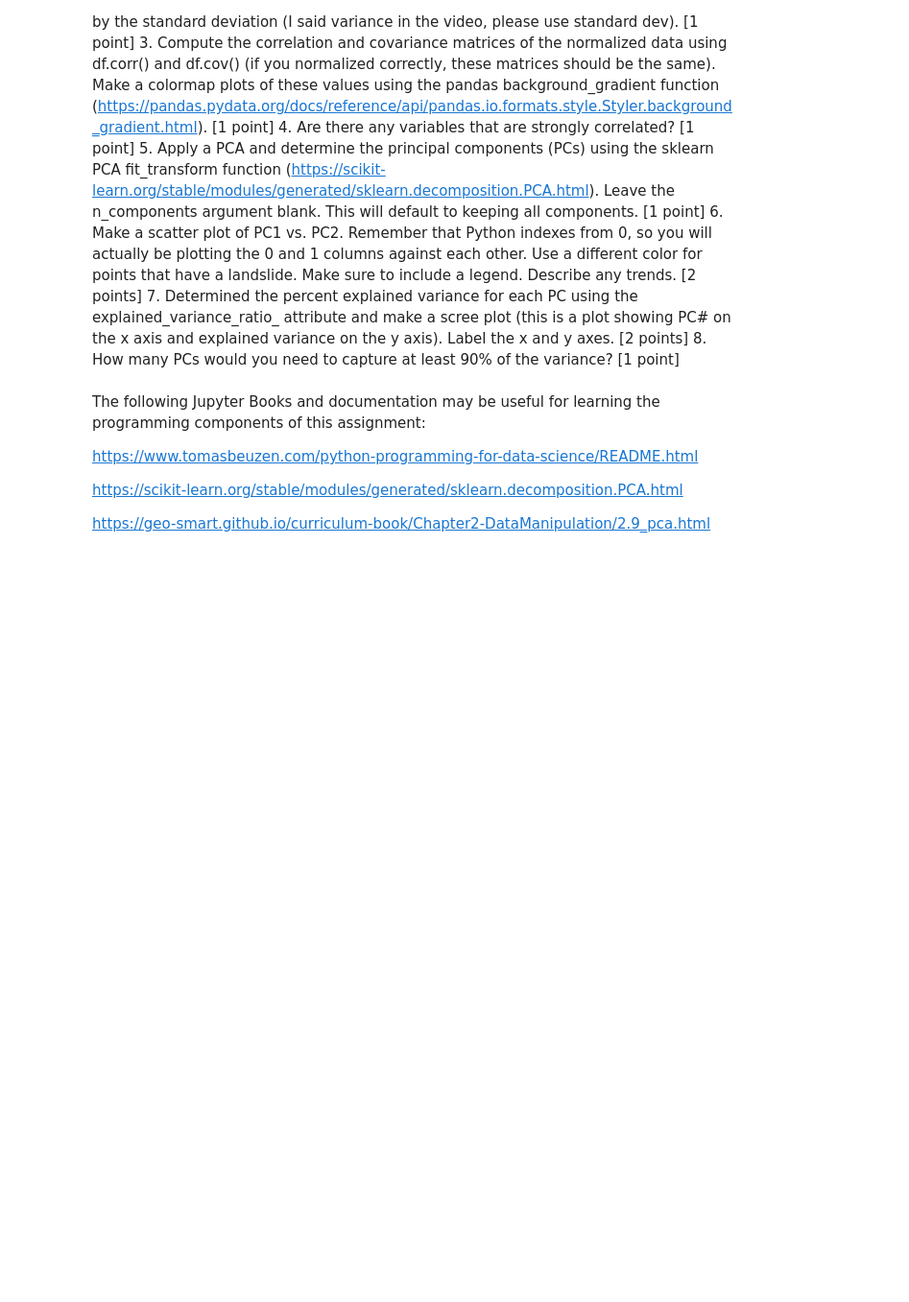
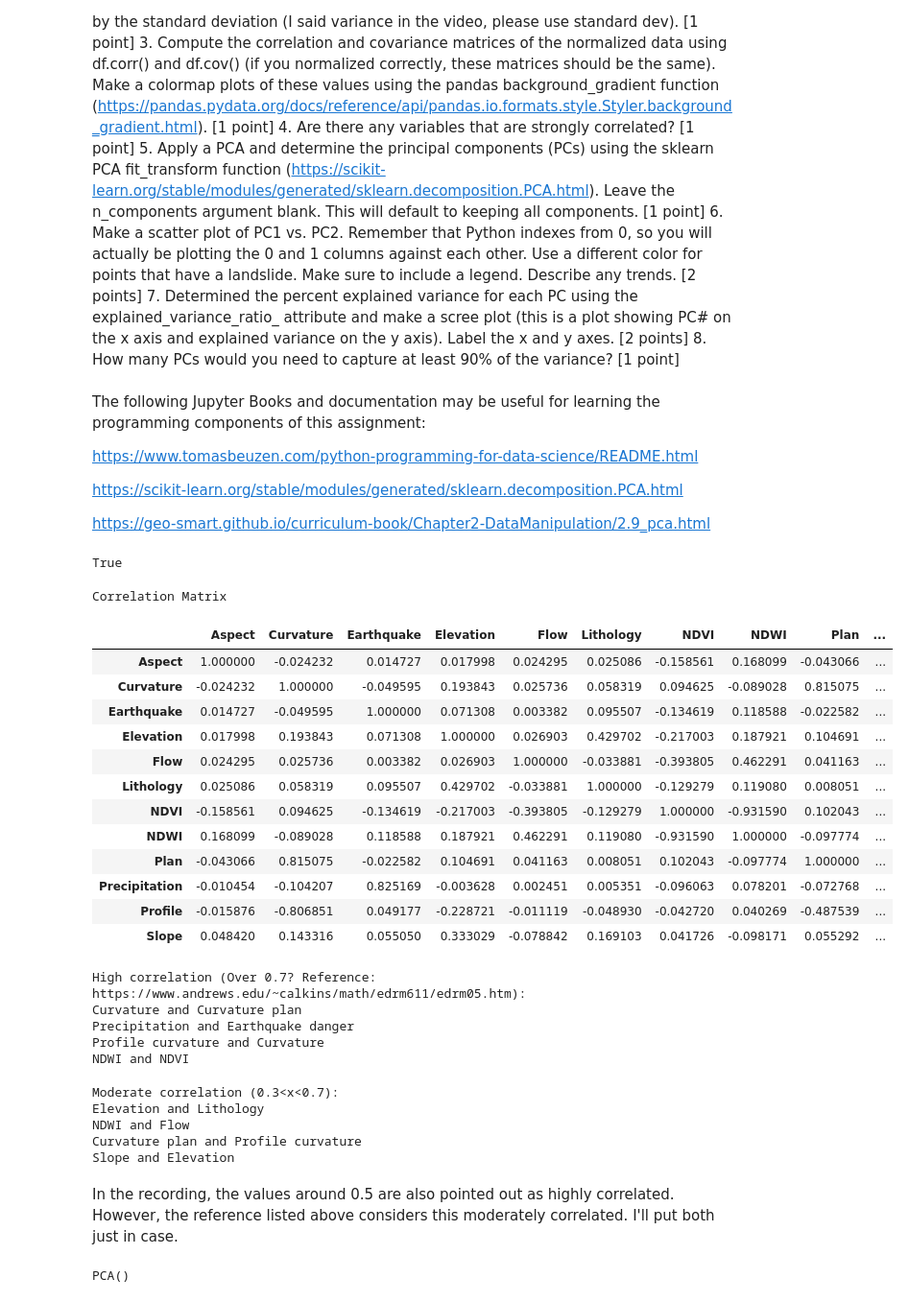
Before and after one commit to lmariemorales/GLY6932, a Jupyter notebook: LM_HW2_Landslide_PCA.ipynb, the cells around one changed output. Shown: that part at 96% size. Cells and saved outputs as stored; diff of their text form; code cells hidden in the pictures; blank space fills up the shorter version.

```diff
--- a/LM_HW2_Landslide_PCA.ipynb
+++ b/LM_HW2_Landslide_PCA.ipynb
@@ -38,0 +54,46 @@ from sklearn.decomposition import PCA
+# %%
+df_corr = normalized_df.corr()
+df_cov = normalized_df.cov()
+np.allclose(df_corr,df_cov)
+# %% [output]
+True
+# %%
+df_corr.style.background_gradient(cmap='PiYG',vmin=-1,vmax=1).set_caption('Correlation Matrix')
+# %% [output]
+Correlation Matrix
+|  | Aspect | Curvature | Earthquake | Elevation | Flow | Lithology | NDVI | NDWI | Plan | ... |
+| Aspect | 1.000000 | -0.024232 | 0.014727 | 0.017998 | 0.024295 | 0.025086 | -0.158561 | 0.168099 | -0.043066 | ... |
+| Curvature | -0.024232 | 1.000000 | -0.049595 | 0.193843 | 0.025736 | 0.058319 | 0.094625 | -0.089028 | 0.815075 | ... |
+| Earthquake | 0.014727 | -0.049595 | 1.000000 | 0.071308 | 0.003382 | 0.095507 | -0.134619 | 0.118588 | -0.022582 | ... |
+| Elevation | 0.017998 | 0.193843 | 0.071308 | 1.000000 | 0.026903 | 0.429702 | -0.217003 | 0.187921 | 0.104691 | ... |
+| Flow | 0.024295 | 0.025736 | 0.003382 | 0.026903 | 1.000000 | -0.033881 | -0.393805 | 0.462291 | 0.041163 | ... |
+| Lithology | 0.025086 | 0.058319 | 0.095507 | 0.429702 | -0.033881 | 1.000000 | -0.129279 | 0.119080 | 0.008051 | ... |
+| NDVI | -0.158561 | 0.094625 | -0.134619 | -0.217003 | -0.393805 | -0.129279 | 1.000000 | -0.931590 | 0.102043 | ... |
+| NDWI | 0.168099 | -0.089028 | 0.118588 | 0.187921 | 0.462291 | 0.119080 | -0.931590 | 1.000000 | -0.097774 | ... |
+| Plan | -0.043066 | 0.815075 | -0.022582 | 0.104691 | 0.041163 | 0.008051 | 0.102043 | -0.097774 | 1.000000 | ... |
+| Precipitation | -0.010454 | -0.104207 | 0.825169 | -0.003628 | 0.002451 | 0.005351 | -0.096063 | 0.078201 | -0.072768 | ... |
+| Profile | -0.015876 | -0.806851 | 0.049177 | -0.228721 | -0.011119 | -0.048930 | -0.042720 | 0.040269 | -0.487539 | ... |
+| Slope | 0.048420 | 0.143316 | 0.055050 | 0.333029 | -0.078842 | 0.169103 | 0.041726 | -0.098171 | 0.055292 | ... |
+# %%
+print('High correlation (Over 0.7? Reference: https://www.andrews.edu/~calkins/math/edrm611/edrm05.htm):\nCurvature and Curvature plan\nPrecipitation and Earthquake danger\nProfile curvature and Curvature\nNDWI and NDVI')
+# %% [output]
+High correlation (Over 0.7? Reference: https://www.andrews.edu/~calkins/math/edrm611/edrm05.htm):
+Curvature and Curvature plan
+Precipitation and Earthquake danger
+Profile curvature and Curvature
+NDWI and NDVI
+# %%
+print('Moderate correlation (0.3<x<0.7):\nElevation and Lithology\nNDWI and Flow\nCurvature plan and Profile curvature\nSlope and Elevation')
+# %% [output]
+Moderate correlation (0.3<x<0.7):
+Elevation and Lithology
+NDWI and Flow
+Curvature plan and Profile curvature
+Slope and Elevation
+# %% [markdown]
+In the recording, the values around 0.5 are also pointed out as highly correlated. However, the reference listed above considers this moderately correlated. I'll put both just in case.
+# %%
+pca = PCA()
+pca.fit(normalized_df)
+# %% [output]
+PCA()
```
Also changed, not shown: parts of 15 cells of this notebook.
